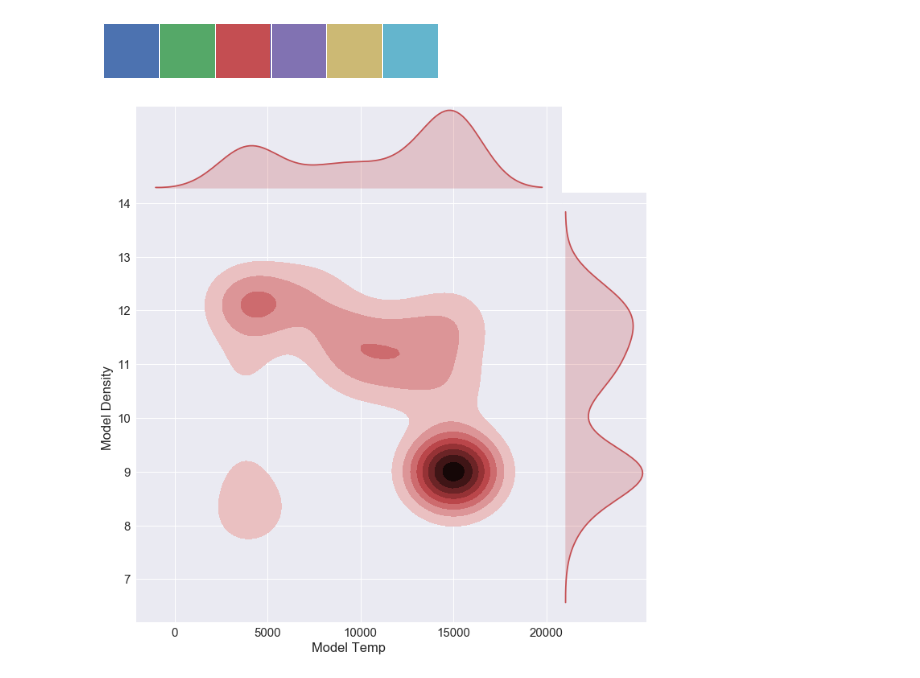
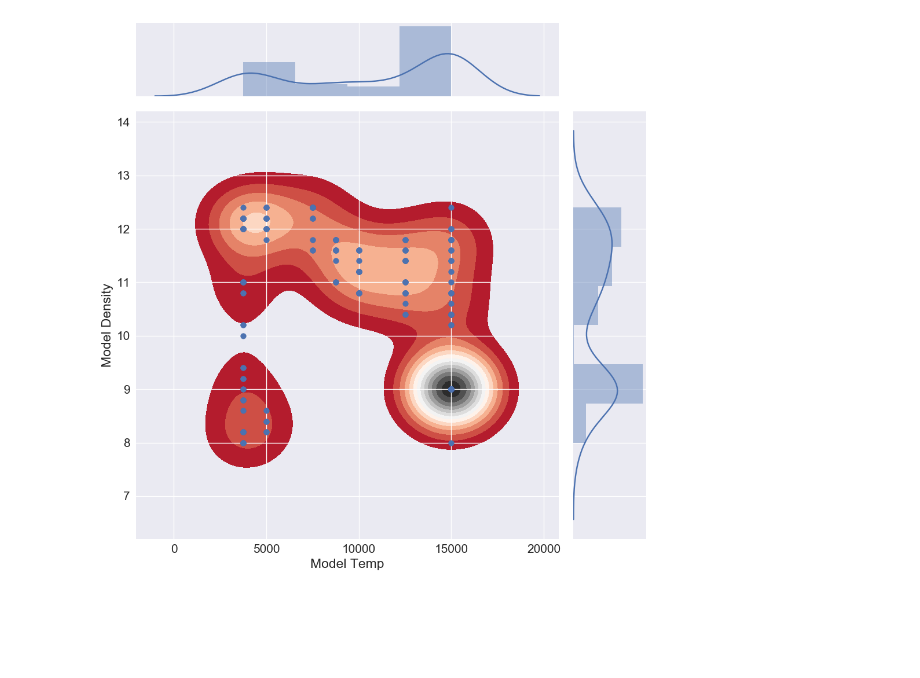
Before and after one commit to ballanr/T-Tauri, a Jupyter notebook: In Development/Untitled1.ipynb, the cells around one changed output. Saved outputs shown, nothing was run; the diff lists cells and outputs as text; code cells hidden in the pictures; blank space fills up the shorter version.

```diff
--- a/In Development/Untitled1.ipynb
+++ b/In Development/Untitled1.ipynb
@@ -318,9 +182,3 @@ file = '/Users/ballanr/Desktop/File Outputs/DR15/pre-DR15 Cutoff.csv'
 data = pd.read_csv(file,usecols=['Model Density','Model Temp'])
 x = data['Model Density']
 y = data['Model Temp']
-# %%
-sns.set(font_scale=2)
-g = sns.pairplot(data,hue='Model Temp',size=8)
-#plt.subplots_adjust(top=0.92)
-#g.fig.suptitle('Plot',fontsize=40)
-plt.savefig('/Users/ballanr/Desktop/whatwhat.pdf',bbox_inches='tight',dpi=300)
@@ -362,13 +185,12 @@ sns.distplot(data['Model Temp'],bins=20,kde=None,color='k',
-# %%
-colors = sns.color_palette()
-sns.palplot(colors)
-# %% [output]
-[figure, removed]
-# %%
-sns.set(font_scale=1.5)
-sns.color_palette()
-g = sns.jointplot(data['Model Temp'],data['Model Density'],size=10,kind='kde',space=0,stat_func=None,color=colors[2],shade_lowest=False)
-#g.ax_joint.plot(np.linspace(3000, 16000),np.linspace(7, 13), ':k')
-plt.savefig('/Users/ballanr/Desktop/ooooo.pdf',bbox_inches='tight',dpi=300)
-# %% [output]
-[figure, removed]
+# %%
+p = sns.JointGrid(data['Model Temp'],data['Model Density'],size=10);
+
+p = p.plot_joint(plt.scatter);
+
+p = p.plot_joint(sns.kdeplot,shade=True,shade_lowest=False,cmap='RdGy',zorder=0, n_levels=15)
+
+p = p.plot_marginals(sns.distplot,kde=True)
+
+plt.savefig('/Users/ballanr/Desktop/New KDE.pdf',bbox_inches = 'tight',dpi = 300)
+# %% [output]
+[figure, added]
```
Also changed, not shown: parts of 29 cells of this notebook.
